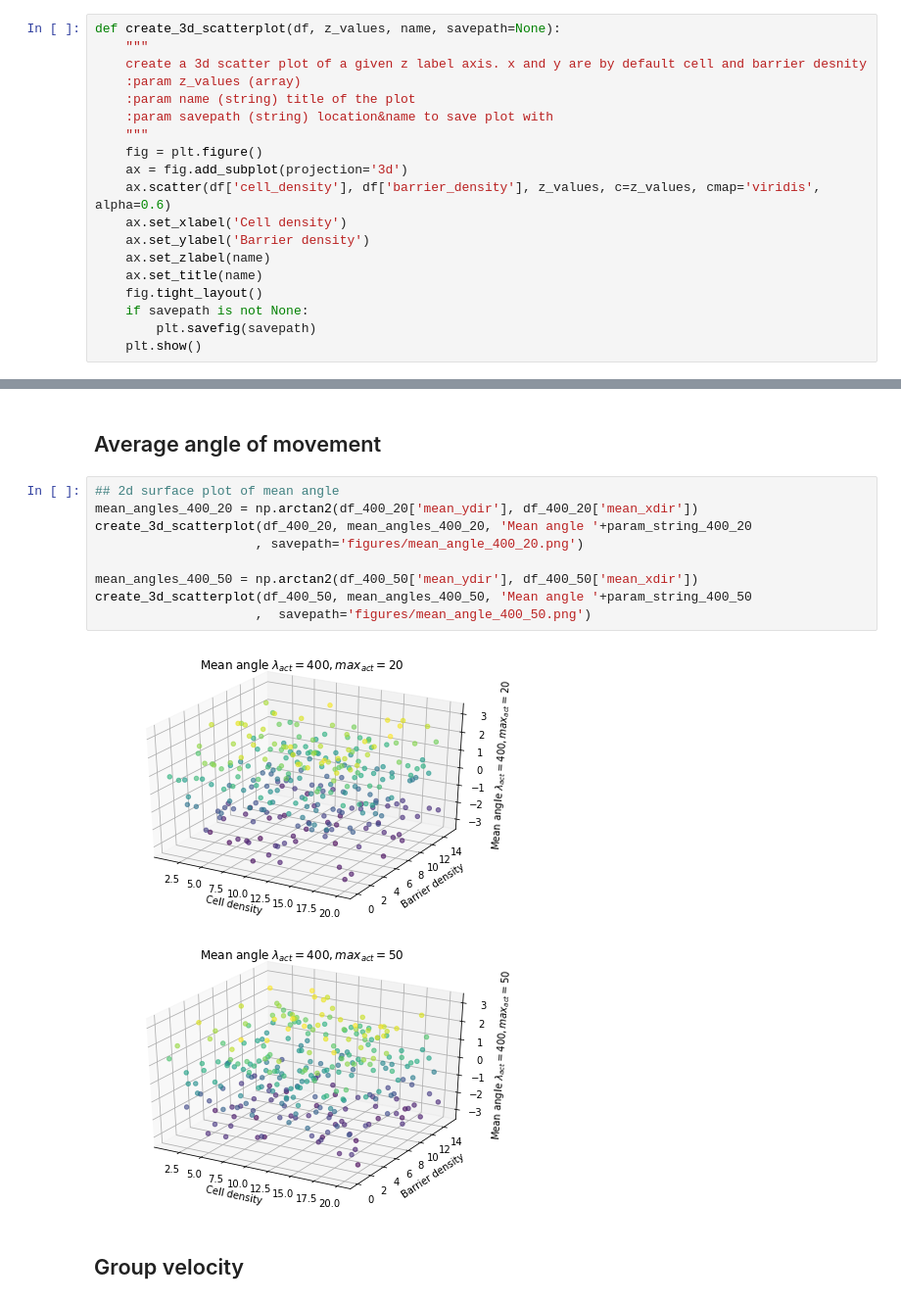
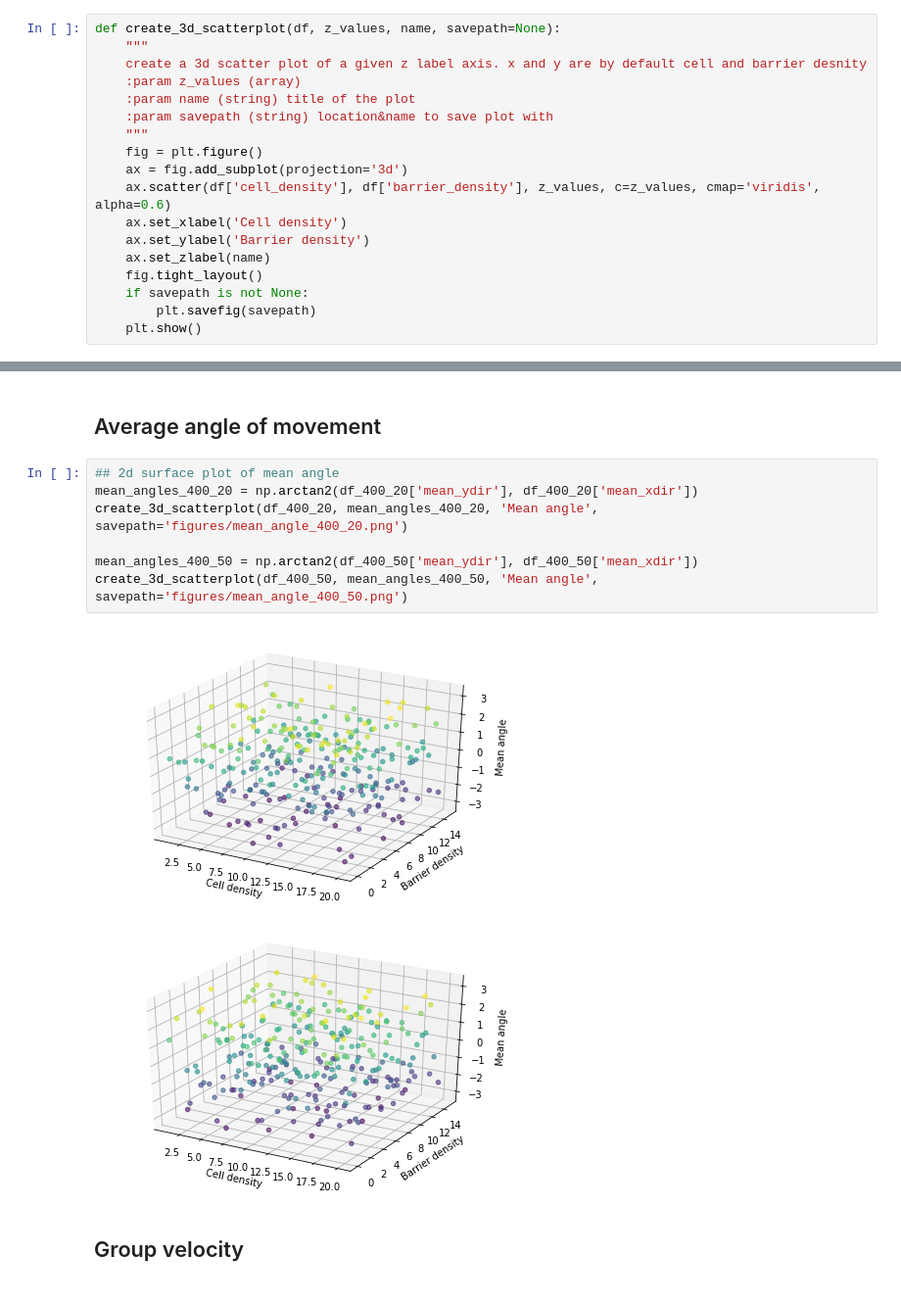
Before and after one commit to DavidLeeftink/NaturalComputing2021, a Jupyter notebook: Assignment_4/js/sim_results/results_analysis.ipynb, the cells around one changed output, grey strips where cells are left out. Shown at 98% size. Saved outputs shown, nothing was run; the diff lists cells and outputs as text.

Commit message:
final changes to figures in analysis

```diff
--- a/Assignment_4/js/sim_results/results_analysis.ipynb
+++ b/Assignment_4/js/sim_results/results_analysis.ipynb
@@ -45,7 +45,6 @@ def create_3d_scatterplot(df, z_values, name, savepath=None):
     ax.set_xlabel('Cell density')
     ax.set_ylabel('Barrier density')
     ax.set_zlabel(name)
-    ax.set_title(name)
     fig.tight_layout()
     if savepath is not None:
         plt.savefig(savepath)
@@ -84,15 +76,13 @@ create_3d_scatterplot(df_400_50, mean_dir_400_50, 'mean norm '+param_string_400_
 # %%
 ## 2d surface plot of mean angle
 mean_angles_400_20 = np.arctan2(df_400_20['mean_ydir'], df_400_20['mean_xdir'])
-create_3d_scatterplot(df_400_20, mean_angles_400_20, 'Mean angle '+param_string_400_20
-                     , savepath='figures/mean_angle_400_20.png')
+create_3d_scatterplot(df_400_20, mean_angles_400_20, 'Mean angle', savepath='figures/mean_angle_400_20.png')
 
 mean_angles_400_50 = np.arctan2(df_400_50['mean_ydir'], df_400_50['mean_xdir'])
-create_3d_scatterplot(df_400_50, mean_angles_400_50, 'Mean angle '+param_string_400_50
-                     ,  savepath='figures/mean_angle_400_50.png')
+create_3d_scatterplot(df_400_50, mean_angles_400_50, 'Mean angle', savepath='figures/mean_angle_400_50.png')
 # %% [output]
-[figure, old version]
+[figure, new version]
-[figure, old version]
+[figure, new version]
 # %% [markdown]
 ## Group velocity
 # %%
```
Also changed, not shown: parts of 5 cells of this notebook, 8 other files.
